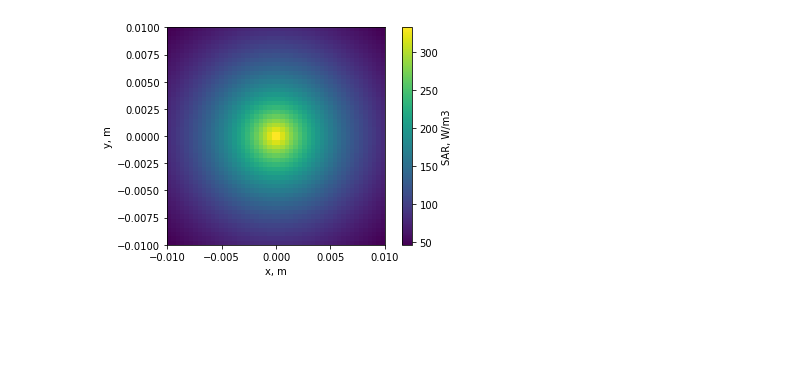
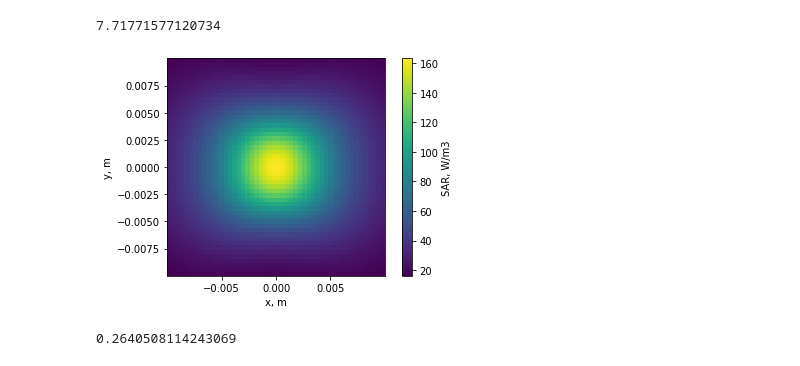
Before and after one commit to akapet00/EMF-exposure-analysis, a Jupyter notebook: playground/IEEE-ICES-TC95-SC6-WG7/apd-definition.ipynb, the cells around one changed output. Cells and saved outputs as stored; diff of their text form; code cells hidden in the pictures; blank space fills up the shorter version.

Commit message:
compute tpd from dipole

```diff
--- a/playground/IEEE-ICES-TC95-SC6-WG7/apd-definition.ipynb
+++ b/playground/IEEE-ICES-TC95-SC6-WG7/apd-definition.ipynb
@@ -48,18 +59,57 @@ sar = np.outer(
+# %%
+# compute E and H field components on the exposed surface
+Ex = np.empty((xt.size, yt.size), dtype=np.complex128)
+Ey = np.empty((xt.size, yt.size), dtype=np.complex128)
+Ez = np.empty((xt.size, yt.size), dtype=np.complex128)
+Hx = np.empty((xt.size, yt.size), dtype=np.complex128)
+Hy = np.empty((xt.size, yt.size), dtype=np.complex128)
+Hz = np.empty((xt.size, yt.size), dtype=np.complex128)
+for xi, _xt in enumerate(xt):
+    for yi, _yt in enumerate(yt):
+        _Ex, _Ey, _Ez = efield(_xt, _yt, h, xs, ys, zs, Is, f)
+        _Hx, _Hy, _Hz = hfield(_xt, _yt, h, xs, ys, zs, Is, f)
+        Ex[xi, yi] = _Ex
+        Ey[xi, yi] = _Ey
+        Ez[xi, yi] = _Ez
+        Hx[xi, yi] = _Hx
+        Hy[xi, yi] = _Hy
+        Hz[xi, yi] = _Hz
+# %%
+# compute ipd on the surface
+Sx = Ey * Hz.conjugate() - Ez * Hy.conjugate()
+Sy = Ex * Hz.conjugate()
+Sz = Ex * Hy.conjugate()
+ipd_surf = np.abs(np.sqrt(Sx ** 2 + Sy ** 2 + Sz **2))
+ipd = 1 / (2 * A) * elementwise_rectquad(xt, yt, ipd_surf)
+ipd
+# %% [output]
+7.71771577120734
+# %%
+# compute sar in the exposed volume
+Xt, Yt = np.meshgrid(xt, yt)
+sar_surf = ipd_surf * T_tr / (rho * L)
+sar = np.outer(
+    sar_surf, np.exp(-z / L)
+).reshape(*sar_surf.shape, *zt.shape)
 # %%
+bbox = [xt.min(), xt.max(), yt.min(), yt.max()]
 cm = plt.imshow(sar_surf, extent=bbox, origin='lower')
 bar = plt.colorbar(cm, label='SAR, W/m3')
 plt.xlabel('x, m')
 plt.ylabel('y, m')
 plt.show()
 # %% [output]
-[figure, old version]
+[figure, new version]
 # %%
 # compute tpd
 tpd_surf = np.zeros_like(sar_surf)
 for i in range(sar_surf.shape[0]):
     for j in range(sar_surf.shape[1]):
-        tpd_surf[i, j] = elementwise_quad(z, sigma * sar[i, j, :], degree=21)
-tpd = elementwise_rectquad(x, y, tpd_surf) / A
+        tpd_surf[i, j] = elementwise_quad(zt, sigma * sar[i, j, :], degree=31)
+tpd = 1 / (2 * A) * elementwise_rectquad(xt, yt, tpd_surf)
+tpd
+# %% [output]
+0.2640508114243069
 # %%
 cm = plt.imshow(tpd_surf, extent=bbox, origin='lower')
 bar = plt.colorbar(cm, label='TPD, W/m2')
```
Also changed, not shown: parts of 5 cells of this notebook.
